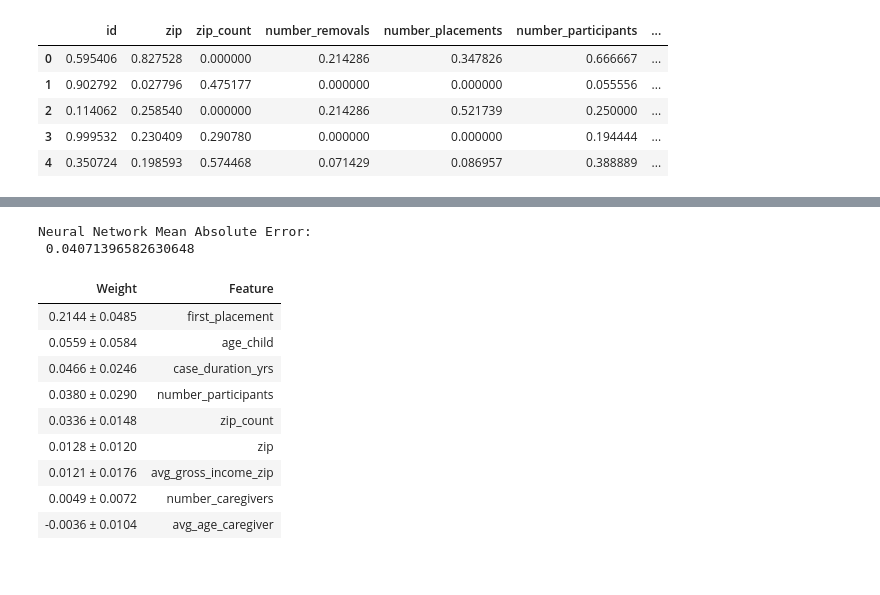
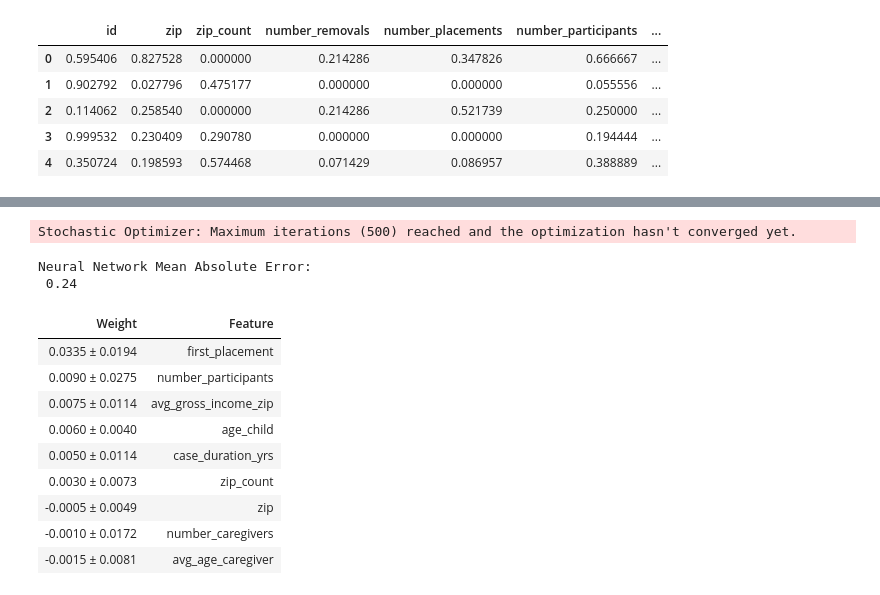
Before and after one commit to mathemacode/PSF_ERAU, a Jupyter notebook: Python/ml_modeling.ipynb, the cells around one changed output, grey strips where cells are left out. Saved outputs shown, nothing was run; the diff lists cells and outputs as text; code cells hidden in the pictures.

```diff
--- a/Python/ml_modeling.ipynb
+++ b/Python/ml_modeling.ipynb
@@ -123,29 +139,29 @@ XGBoost Mean Absolute Error:
 # %%
 # Neural Network
-X, y = make_regression(n_samples=200, random_state=1)
+X, y = make_classification(n_samples=200, random_state=1)
 
-regr = MLPRegressor(random_state=1, max_iter=500).fit(train_X, train_y)
+NN = MLPClassifier(random_state=1, max_iter=500).fit(train_X, train_y)
 
-regr_predictions = regr.predict(val_X)
+NN_predictions = NN.predict(val_X)
 print("\nNeural Network Mean Absolute Error: \n",
-      str(mean_absolute_error(regr_predictions, val_y)))
+      str(mean_absolute_error(NN_predictions, val_y)))
 
 # regr.score(val_X, val_y)
 #regr.predict(val_X[:3])
+
+perm = PermutationImportance(NN, random_state=1).fit(val_X, val_y)
+eli5.show_weights(perm, feature_names = val_X.columns.tolist())
 # %% [output]
-Neural Network Mean Absolute Error:
- 0.04071396582630648
+Stochastic Optimizer: Maximum iterations (500) reached and the optimization hasn't converged yet.
+Neural Network Mean Absolute Error:
+ 0.24
+| Weight | Feature |
+| 0.0335 ± 0.0194 | first_placement |
+| 0.0090 ± 0.0275 | number_participants |
+| 0.0075 ± 0.0114 | avg_gross_income_zip |
+| 0.0060 ± 0.0040 | age_child |
+| 0.0050 ± 0.0114 | case_duration_yrs |
+| 0.0030 ± 0.0073 | zip_count |
+| -0.0005 ± 0.0049 | zip |
+| -0.0010 ± 0.0172 | number_caregivers |
+| -0.0015 ± 0.0081 | avg_age_caregiver |
-# %%
-perm = PermutationImportance(regr, random_state=1).fit(val_X, val_y)
-eli5.show_weights(perm, feature_names = val_X.columns.tolist())
-# %% [output]
-| Weight | Feature |
-| 0.2144 ± 0.0485 | first_placement |
-| 0.0559 ± 0.0584 | age_child |
-| 0.0466 ± 0.0246 | case_duration_yrs |
-| 0.0380 ± 0.0290 | number_participants |
-| 0.0336 ± 0.0148 | zip_count |
-| 0.0128 ± 0.0120 | zip |
-| 0.0121 ± 0.0176 | avg_gross_income_zip |
-| 0.0049 ± 0.0072 | number_caregivers |
-| -0.0036 ± 0.0104 | avg_age_caregiver |
```
Also changed, not shown: parts of 5 cells of this notebook, 3 other files.
